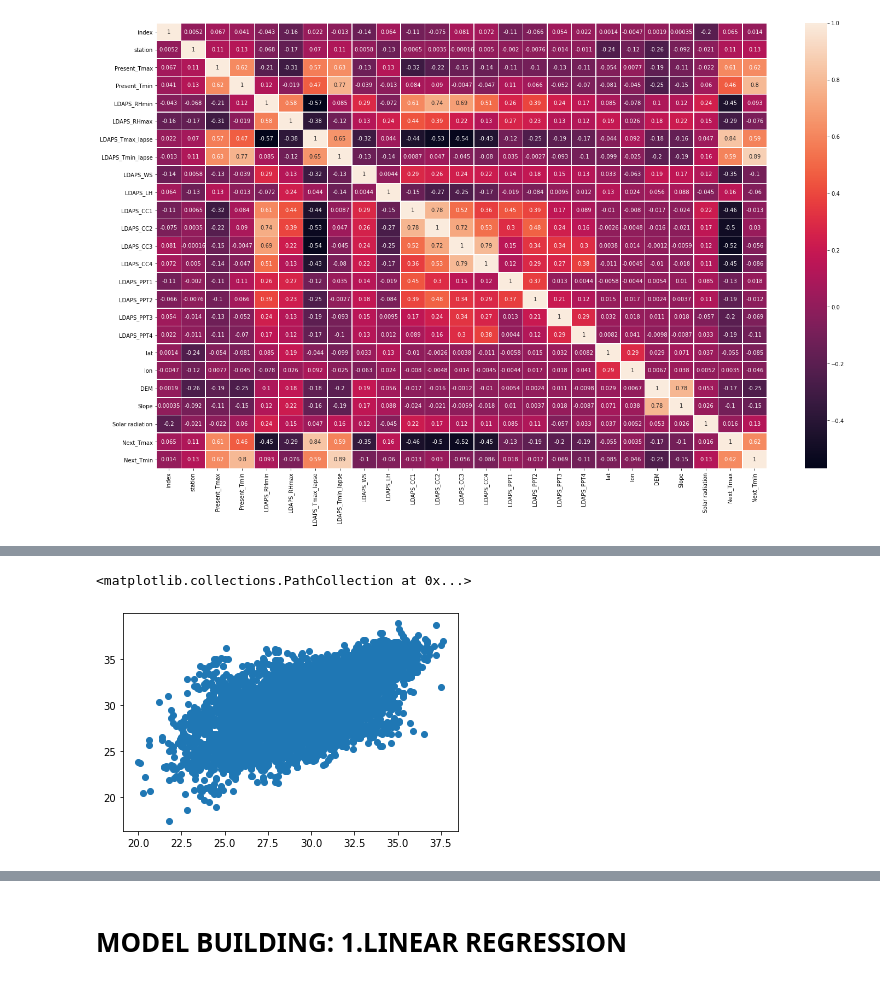
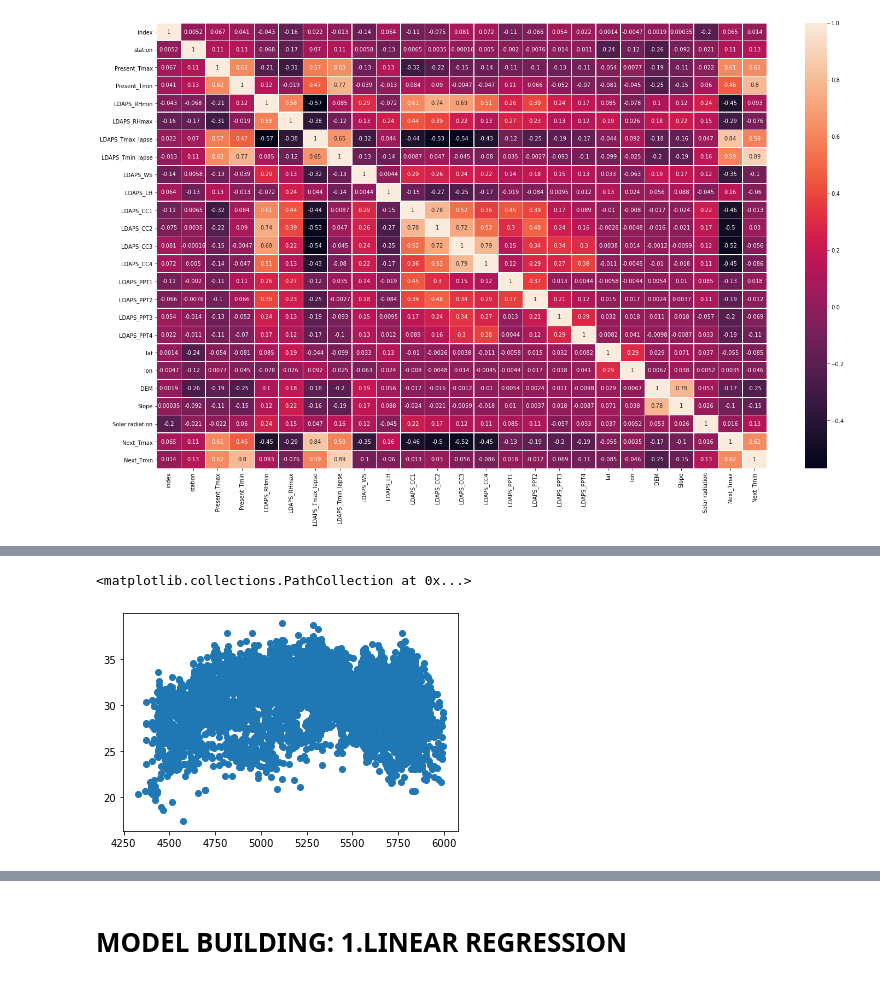
Before and after one commit to ssn-design/DATATRAINED-PROJECT, a Jupyter notebook: temperature-checkpoint.ipynb, the cells around one changed output, grey strips where cells are left out. Saved outputs shown, nothing was run; the diff lists cells and outputs as text; code cells hidden in the pictures.

```diff
--- a/temperature-checkpoint.ipynb
+++ b/temperature-checkpoint.ipynb
@@ -206,6 +322,6 @@ plt.scatter(temp['LDAPS_RHmin'],temp['Next_Tmax'])
 # %%
-#with increase in runs, wins are also increasing
-plt.scatter(temp['Present_Tmax'],temp['Next_Tmax'])
+#with increase in ldaps ppt2, next tmin is increasing
+plt.scatter(temp['Solar radiation'],temp['Next_Tmax'])
 # %% [output]
 <matplotlib.collections.PathCollection at 0x...>
-[figure, old version]
+[figure, new version]
```
Also changed, not shown: parts of 75 cells of this notebook.
